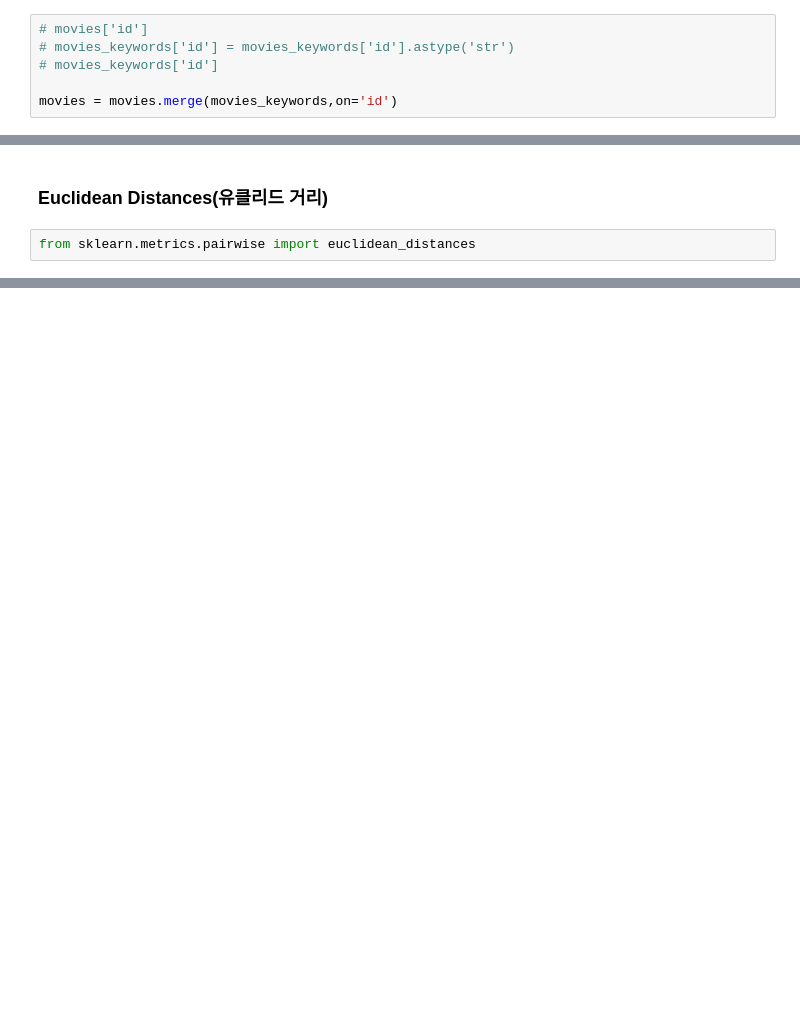
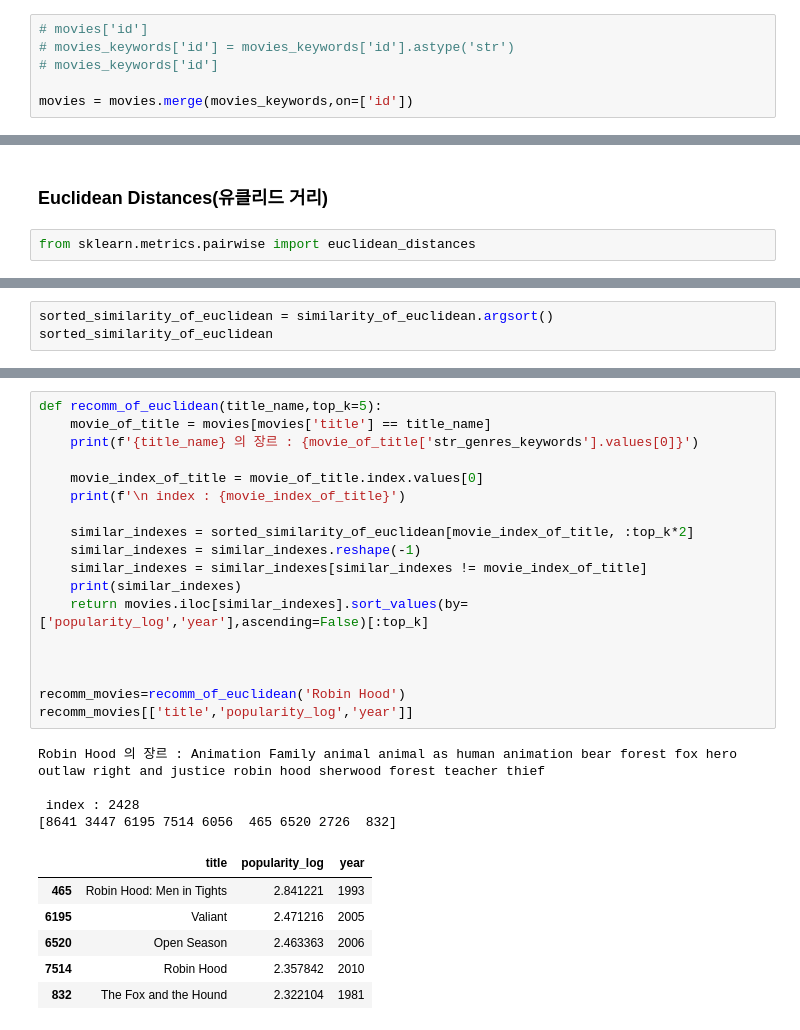
Before and after one commit to hanyong5/2025python, a Jupyter notebook: 02code/02contentbow/02tfidf02.ipynb, the cells around one changed output, grey strips where cells are left out. Drawn from its saved outputs; the diff is of its cells as text; blank space fills up the shorter version.

```diff
--- a/02code/02contentbow/02tfidf02.ipynb
+++ b/02code/02contentbow/02tfidf02.ipynb
@@ -54,4 +54,4 @@ movies_keywords.head()
 # movies_keywords['id'] = movies_keywords['id'].astype('str')
 # movies_keywords['id']
 
-movies = movies.merge(movies_keywords,on='id')
+movies = movies.merge(movies_keywords,on=['id'])
@@ -273,0 +295,3 @@ NameError: name 'arr_tfidf' is not defined
+# %%
+sorted_similarity_of_euclidean = similarity_of_euclidean.argsort()
+sorted_similarity_of_euclidean
@@ -273,0 +321,29 @@ NameError: name 'arr_tfidf' is not defined
+# %%
+def recomm_of_euclidean(title_name,top_k=5):
+    movie_of_title = movies[movies['title'] == title_name]
+    print(f'{title_name} 의 장르 : {movie_of_title['str_genres_keywords'].values[0]}')
+
+    movie_index_of_title = movie_of_title.index.values[0]
+    print(f'\n index : {movie_index_of_title}')
+
+    similar_indexes = sorted_similarity_of_euclidean[movie_index_of_title, :top_k*2]
+    similar_indexes = similar_indexes.reshape(-1)
+    similar_indexes = similar_indexes[similar_indexes != movie_index_of_title]
+    print(similar_indexes)
+    return movies.iloc[similar_indexes].sort_values(by=['popularity_log','year'],ascending=False)[:top_k]
+
+
+
+recomm_movies=recomm_of_euclidean('Robin Hood')
+recomm_movies[['title','popularity_log','year']]
+# %% [output]
+Robin Hood 의 장르 : Animation Family animal animal as human animation bear forest fox hero outlaw right and justice robin hood sherwood forest teacher thief
+
+ index : 2428
+[8641 3447 6195 7514 6056  465 6520 2726  832]
+|  | title | popularity_log | year |
+| 465 | Robin Hood: Men in Tights | 2.841221 | 1993 |
+| 6195 | Valiant | 2.471216 | 2005 |
+| 6520 | Open Season | 2.463363 | 2006 |
+| 7514 | Robin Hood | 2.357842 | 2010 |
+| 832 | The Fox and the Hound | 2.322104 | 1981 |
```
Also changed, not shown: parts of 8 cells of this notebook.
